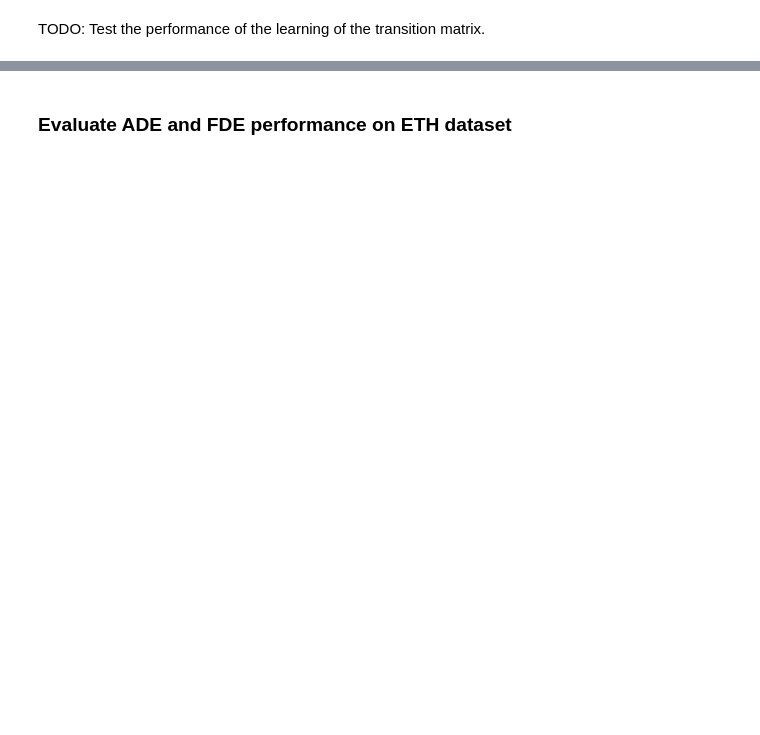
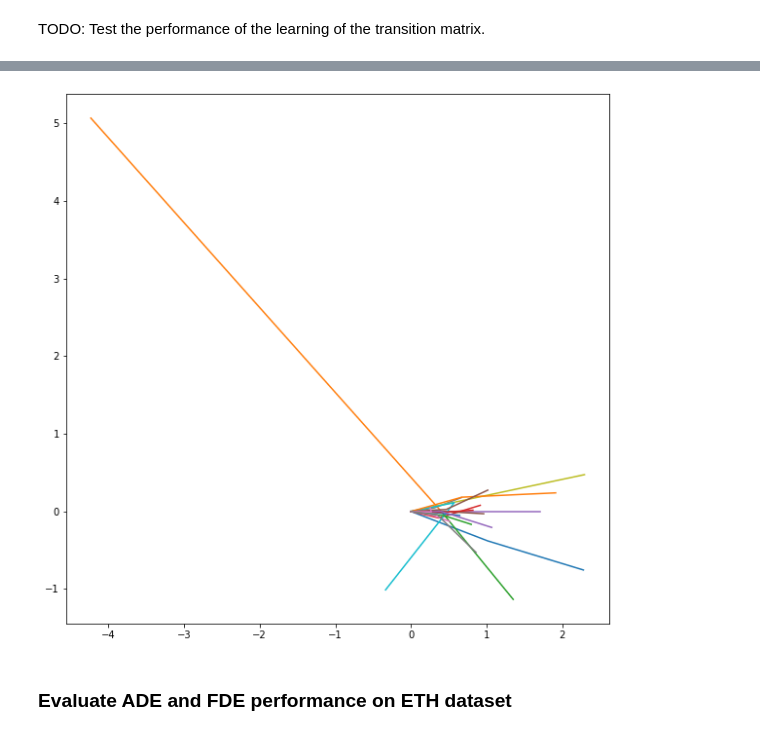
Before and after one commit to fengzileee/nus-cs5340, a Jupyter notebook: notebooks/hmm_latent_segments.ipynb, the cells around one changed output, grey strips where cells are left out. Drawn from its saved outputs; the diff is of its cells as text; code cells hidden in the pictures; blank space fills up the shorter version.

```diff
--- a/notebooks/hmm_latent_segments.ipynb
+++ b/notebooks/hmm_latent_segments.ipynb
@@ -80,0 +140,4 @@ TODO: Test the performance of the learning of the transition matrix.
+# %%
+extractor = HMMLatentSegmentsExtractor(segment_len=segment_length, n_min_centres=210, n_max_centres=230)
+dists, silhouettes, clusters, centres = extractor.learn_latent_segments_manual_kmeans(trajlets_for_segments_learning[:, :, 0:4])
+cluster_range = range(extractor._n_min_centres, extractor._n_max_centres + 1)
@@ -80,0 +153,4 @@ TODO: Test the performance of the learning of the transition matrix.
+# %%
+center_idx = 15
+print(dists[center_idx])
+center = np.array(centres[center_idx])
@@ -80,0 +159,3 @@ TODO: Test the performance of the learning of the transition matrix.
+# %%
+patterns = center.reshape([-1, 2, 3])
+print(patterns)
@@ -81,2 +182,8 @@ TODO: Test the performance of the learning of the transition matrix.
+# %%
+fig, axs = plt.subplots(1, 1, figsize=(10, 10))
+for p in patterns[2:20, :, :]:
+    axs.plot(p[0, :], p[1, :])
+# %% [output]
+[figure, added]
 # %% [markdown]
 ### Evaluate ADE and FDE performance on ETH dataset
```
Also changed, not shown: parts of 12 cells of this notebook, 3 other files.
